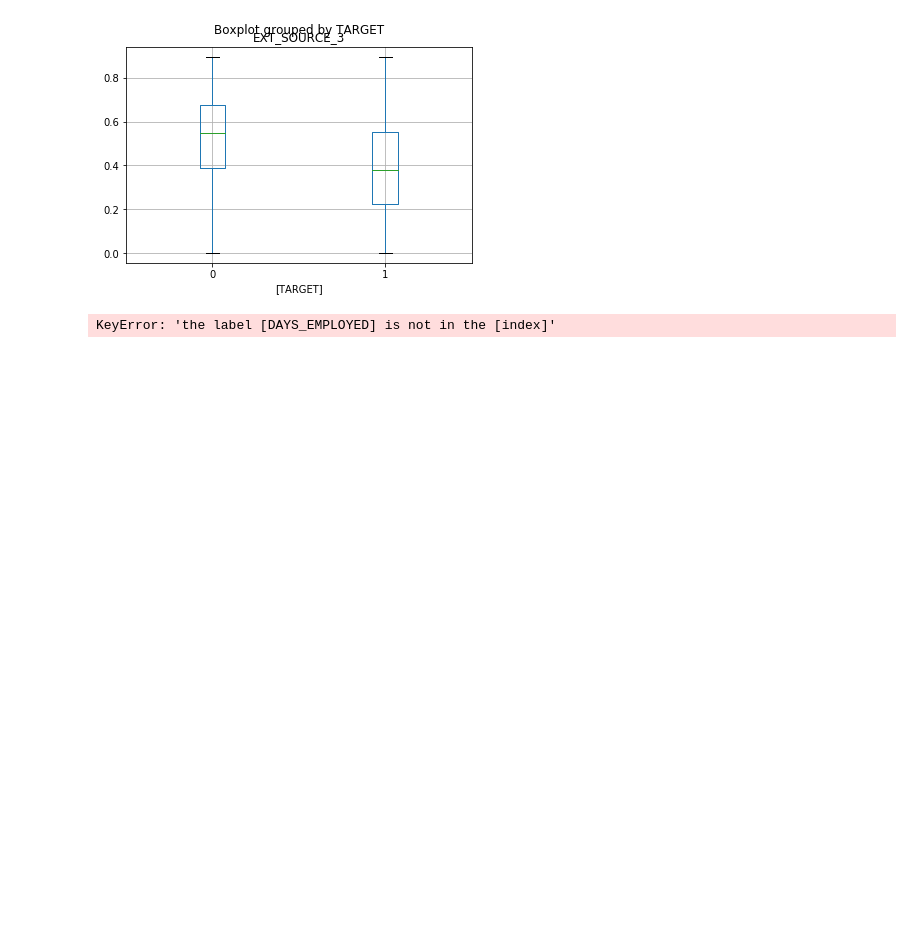
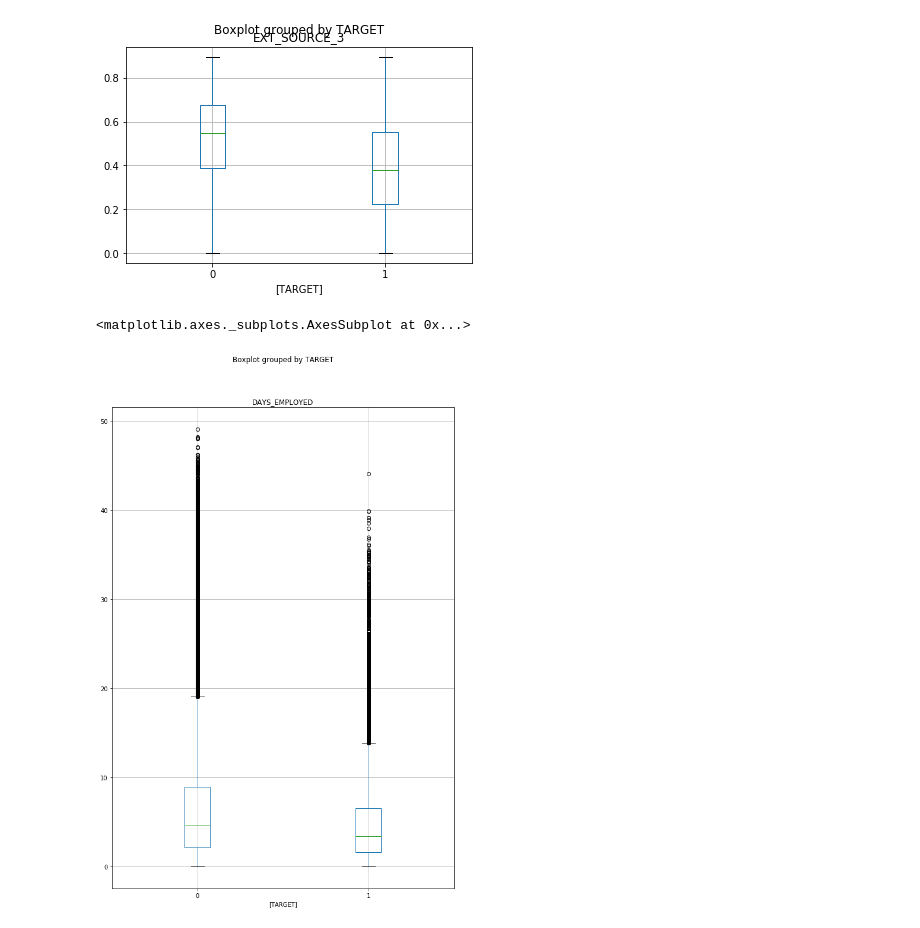
Before and after one commit to Strong5566/2nd-ML100Days, a Jupyter notebook: homework/Day_010_HW.ipynb, the cells around one changed output. Drawn from its saved outputs; the diff is of its cells as text; code cells hidden in the pictures; blank space fills up the shorter version.

```diff
--- a/homework/Day_010_HW.ipynb
+++ b/homework/Day_010_HW.ipynb
@@ -131,7 +131,8 @@ sub_df.boxplot(column=['EXT_SOURCE_3'], by=['TARGET'])
 # %%
 sub_df = app_train.loc[~app_train['DAYS_EMPLOYED'].isnull()]
 sub_df.is_copy = False
-sub_df.loc['DAYS_EMPLOYED'] = sub_df.loc['DAYS_EMPLOYED']/(-365)
+sub_df['DAYS_EMPLOYED'] = sub_df['DAYS_EMPLOYED']/(-365)
 sub_df.boxplot(column=['DAYS_EMPLOYED'], by=['TARGET'], figsize=(10,15))
 # %% [output]
-KeyError: 'the label [DAYS_EMPLOYED] is not in the [index]'
+<matplotlib.axes._subplots.AxesSubplot at 0x...>
+[figure, added]
```
